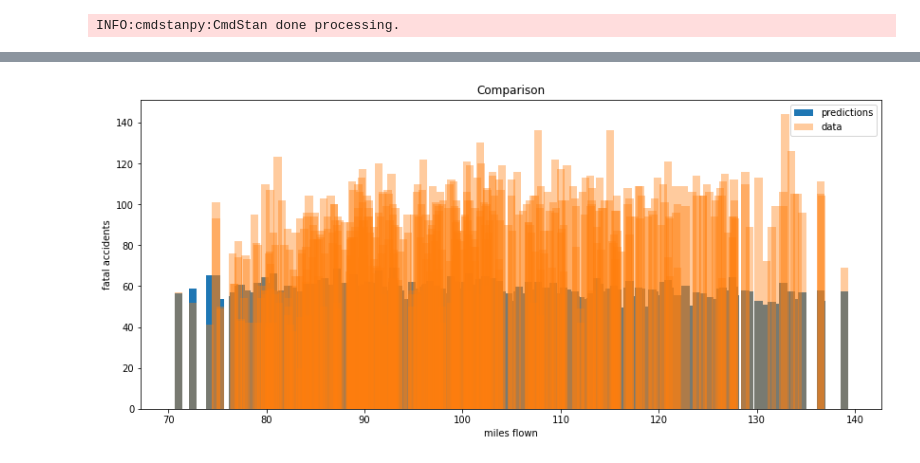
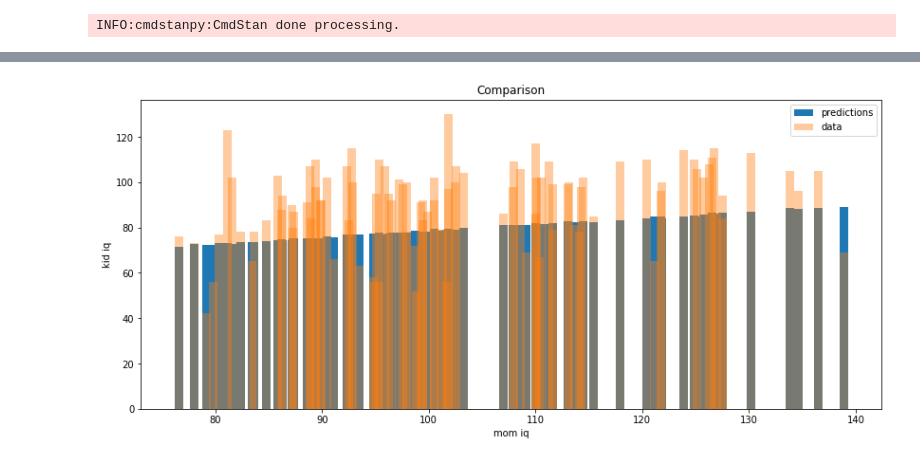
Before and after one commit to Sylwiam12/kidiq, a Jupyter notebook: kid_iq_FULL.ipynb, the cells around one changed output, grey strips where cells are left out. Saved outputs shown, nothing was run; the diff lists cells and outputs as text; code cells hidden in the pictures.

```diff
--- a/kid_iq_FULL.ipynb
+++ b/kid_iq_FULL.ipynb
@@ -211,14 +209,14 @@ plt.show()
 # %%
 plt.figure(figsize=(14,6))
 plt.bar(df.mom_iq.values,yields_pred_prior_means, label="predictions")
 plt.bar(df.mom_iq.values,df.kid_score.values, label="data", alpha =0.4)
 plt.title("Comparison")
-plt.ylabel("fatal accidents")
-plt.xlabel("miles flown")
+plt.ylabel("kid iq")
+plt.xlabel("mom iq")
 plt.legend()
 plt.show()
 # %% [output]
-[figure, old version]
+[figure, new version]
 # %%
 print(df["kid_score"].values)
 # %% [output]
```
Also changed, not shown: parts of 29 cells of this notebook, 11 other files.
